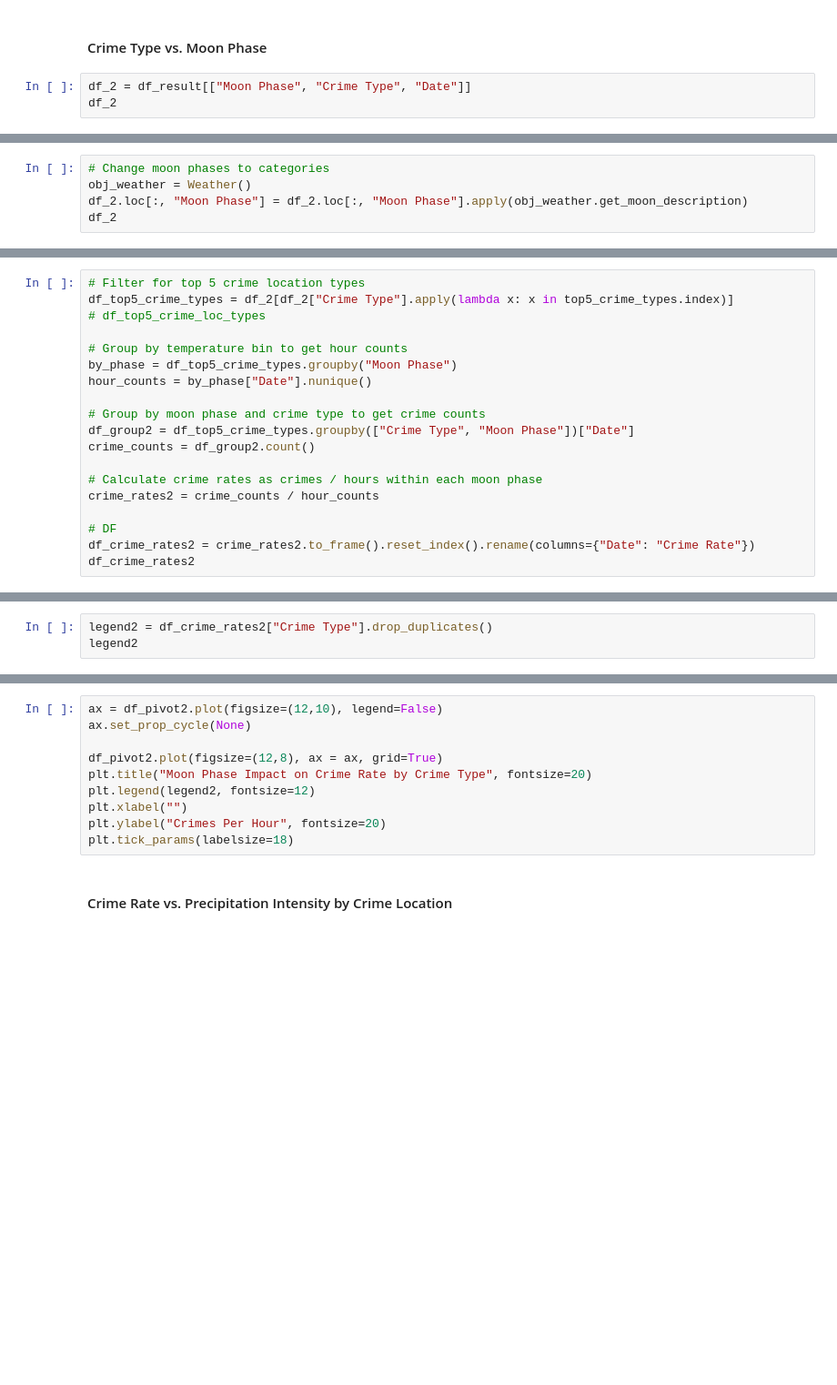
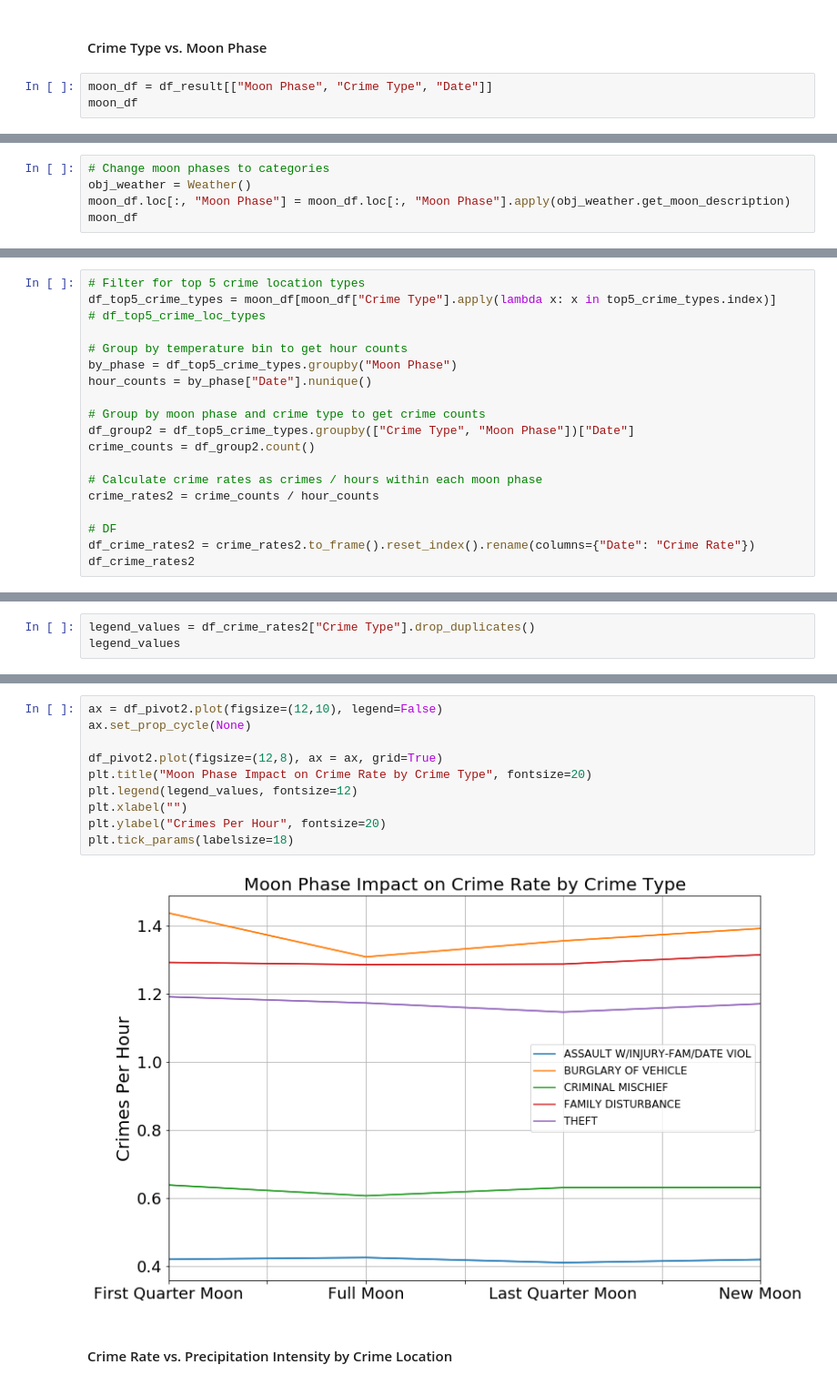
Before and after one commit to eanord4/First-Project, a Jupyter notebook: first-project.ipynb, the cells around one changed output, grey strips where cells are left out. Shown at 91% size. Cells and saved outputs as stored; diff of their text form; blank space fills up the shorter version.

```diff
--- a/first-project.ipynb
+++ b/first-project.ipynb
@@ -123,5 +231,5 @@ plt.tick_params(labelsize=18)
 # %% [markdown]
 #### Crime Type vs. Moon Phase
 # %%
-df_2 = df_result[["Moon Phase", "Crime Type", "Date"]]
-df_2
+moon_df = df_result[["Moon Phase", "Crime Type", "Date"]]
+moon_df
@@ -128,5 +250,5 @@ df_2
 # %%
 # Change moon phases to categories
 obj_weather = Weather()
-df_2.loc[:, "Moon Phase"] = df_2.loc[:, "Moon Phase"].apply(obj_weather.get_moon_description)
-df_2
+moon_df.loc[:, "Moon Phase"] = moon_df.loc[:, "Moon Phase"].apply(obj_weather.get_moon_description)
+moon_df
@@ -135,6 +282,6 @@ df_2["Moon Phase"].value_counts()
 # %%
 # Filter for top 5 crime location types
-df_top5_crime_types = df_2[df_2["Crime Type"].apply(lambda x: x in top5_crime_types.index)]
+df_top5_crime_types = moon_df[moon_df["Crime Type"].apply(lambda x: x in top5_crime_types.index)]
 # df_top5_crime_loc_types
 
 # Group by temperature bin to get hour counts
@@ -154,3 +319,3 @@ df_crime_rates2
 # %%
-legend2 = df_crime_rates2["Crime Type"].drop_duplicates()
-legend2
+legend_values = df_crime_rates2["Crime Type"].drop_duplicates()
+legend_values
@@ -162,13 +342,15 @@ df_pivot2
 # %%
 ax = df_pivot2.plot(figsize=(12,10), legend=False)
 ax.set_prop_cycle(None)
 
 df_pivot2.plot(figsize=(12,8), ax = ax, grid=True)
 plt.title("Moon Phase Impact on Crime Rate by Crime Type", fontsize=20)
-plt.legend(legend2, fontsize=12)
+plt.legend(legend_values, fontsize=12)
 plt.xlabel("")
 plt.ylabel("Crimes Per Hour", fontsize=20)
 plt.tick_params(labelsize=18)
+# %% [output]
+[figure, added]
 # %% [markdown]
 #### Crime Rate vs. Precipitation Intensity by Crime Location
 # %%
```
Also changed, not shown: parts of 25 cells of this notebook, 2 other files.
